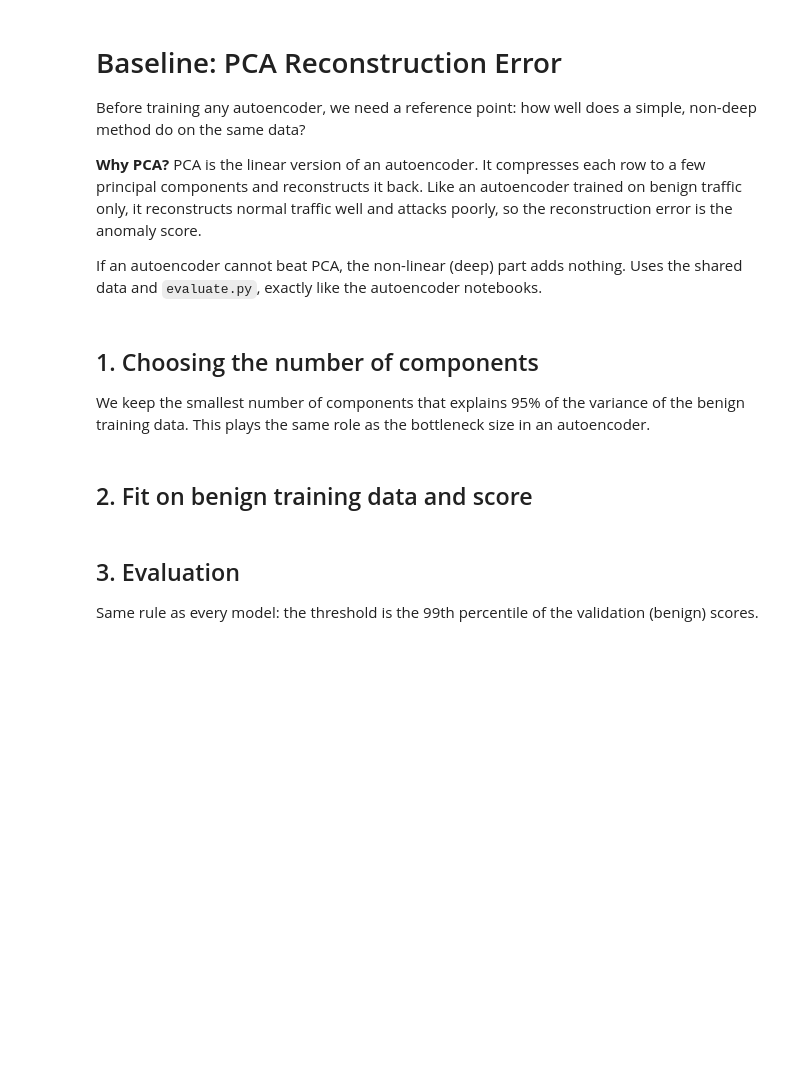
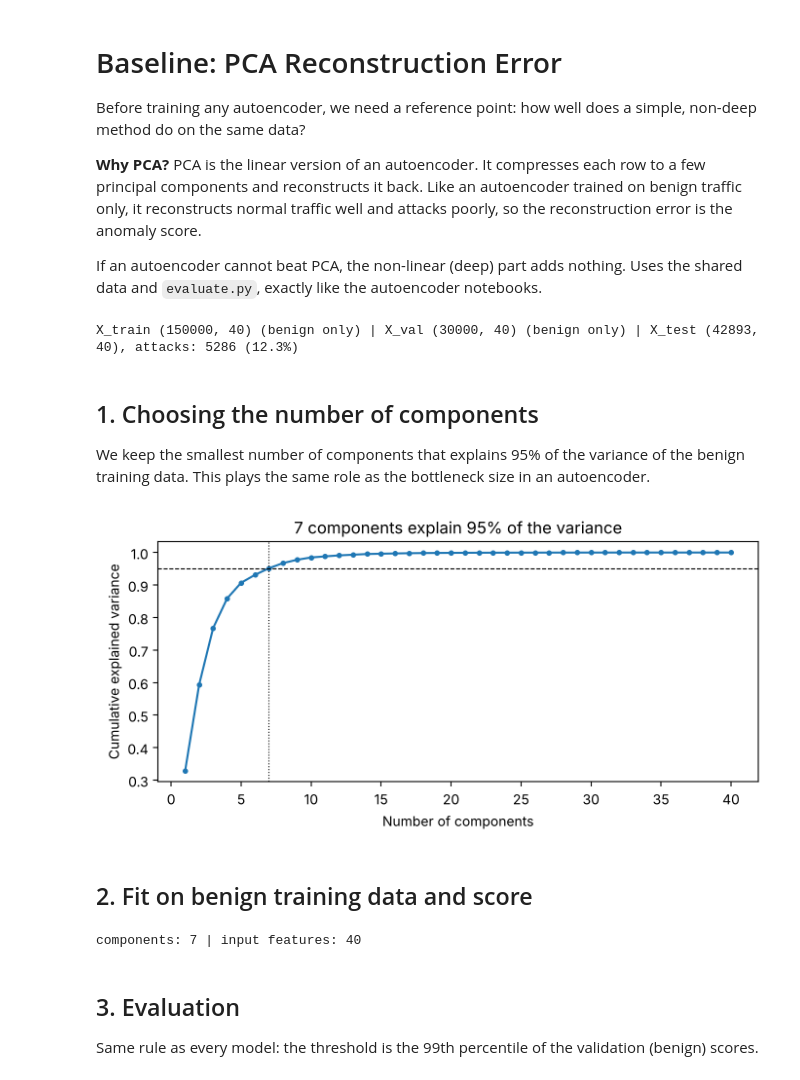
Before and after one commit to JanaAlzobidi/iomt-anomaly-detection, a Jupyter notebook: models/baselines/pca_baseline.ipynb, the cells around one changed output. Cells and saved outputs as stored; diff of their text form; code cells hidden in the pictures; blank space fills up the shorter version.

Commit message:
Add prepared data, run PCA baseline, load data from the repo

```diff
--- a/models/baselines/pca_baseline.ipynb
+++ b/models/baselines/pca_baseline.ipynb
@@ -9,19 +11,21 @@ If an autoencoder cannot beat PCA, the non-linear (deep) part adds nothing. Uses
 # %%
-from google.colab import drive
-drive.mount("/content/drive")
-
-import sys
+import os, sys
 import numpy as np
 import pandas as pd
 import matplotlib.pyplot as plt
 from sklearn.decomposition import PCA
 
-DATA_DIR = "/content/drive/MyDrive/IoMT_project/data"
-sys.path.insert(0, DATA_DIR)
+REPO = "/content/iomt-anomaly-detection"
+DATA_DIR = f"{REPO}/data"
+RESULTS_DIR = f"{REPO}/results"
+os.makedirs(f"{RESULTS_DIR}/figures", exist_ok=True)
+sys.path.insert(0, REPO)
 from evaluate import load_data, evaluate, compare_percentiles
 
 SEED = 42
 X_train, X_val, X_test, y_test, attack_test = load_data(DATA_DIR)
+# %% [output]
+X_train (150000, 40) (benign only) | X_val (30000, 40) (benign only) | X_test (42893, 40), attacks: 5286 (12.3%)
 # %% [markdown]
 ## 1. Choosing the number of components
 
@@ -29,15 +33,17 @@ We keep the smallest number of components that explains 95% of the variance of t
 # %%
 full = PCA(random_state=SEED).fit(X_train)
 cum = np.cumsum(full.explained_variance_ratio_)
 k = int(np.searchsorted(cum, 0.95) + 1)
 
 plt.figure(figsize=(7, 3.5))
 plt.plot(range(1, len(cum) + 1), cum, marker="o", ms=3)
 plt.axhline(0.95, color="k", ls="--", lw=0.8)
 plt.axvline(k, color="k", ls=":", lw=0.8)
 plt.xlabel("Number of components"); plt.ylabel("Cumulative explained variance")
 plt.title(f"{k} components explain 95% of the variance")
-plt.tight_layout(); plt.savefig(f"{DATA_DIR}/figures/pca_explained_variance.png", dpi=120); plt.show()
+plt.tight_layout(); plt.savefig(f"{RESULTS_DIR}/figures/pca_explained_variance.png", dpi=120); plt.show()
+# %% [output]
+[figure, added]
 # %% [markdown]
 ## 2. Fit on benign training data and score
 # %%
@@ -51,6 +57,8 @@ def pca_errors(X):
 val_scores = pca_errors(X_val)
 test_scores = pca_errors(X_test)
 print(f"components: {k} | input features: {X_train.shape[1]}")
+# %% [output]
+components: 7 | input features: 40
 # %% [markdown]
 ## 3. Evaluation
 
```
Also changed, not shown: parts of 4 cells of this notebook, 9 other files.
